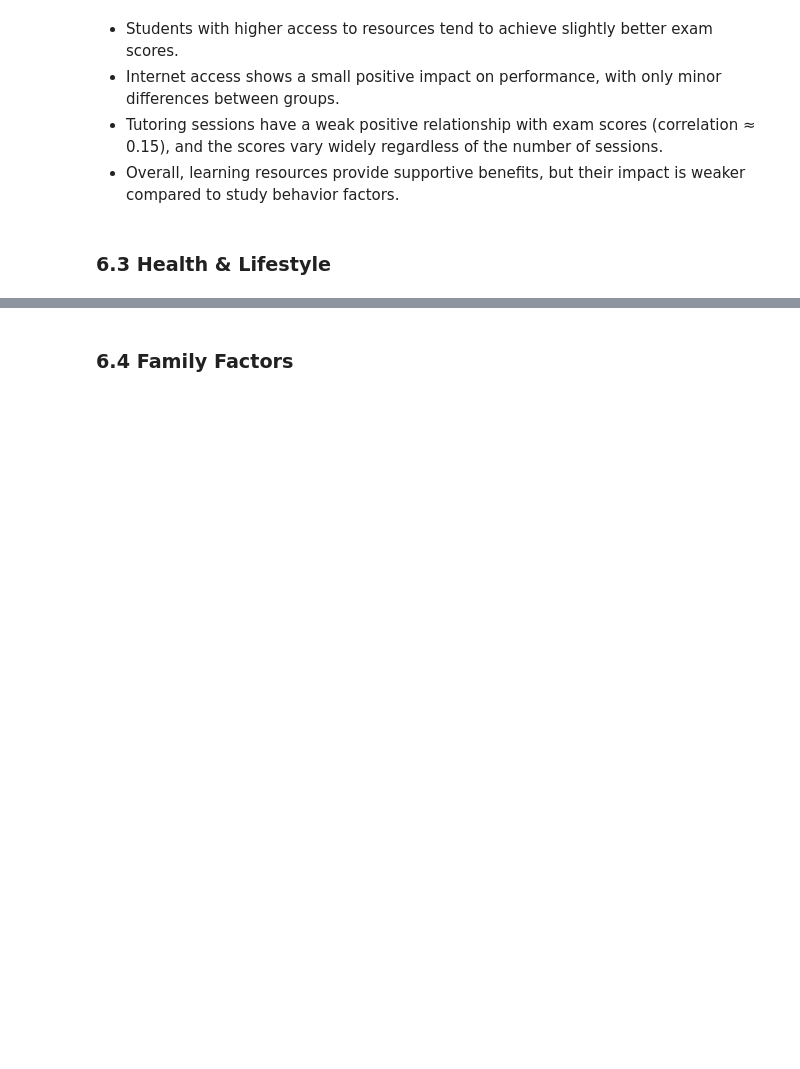
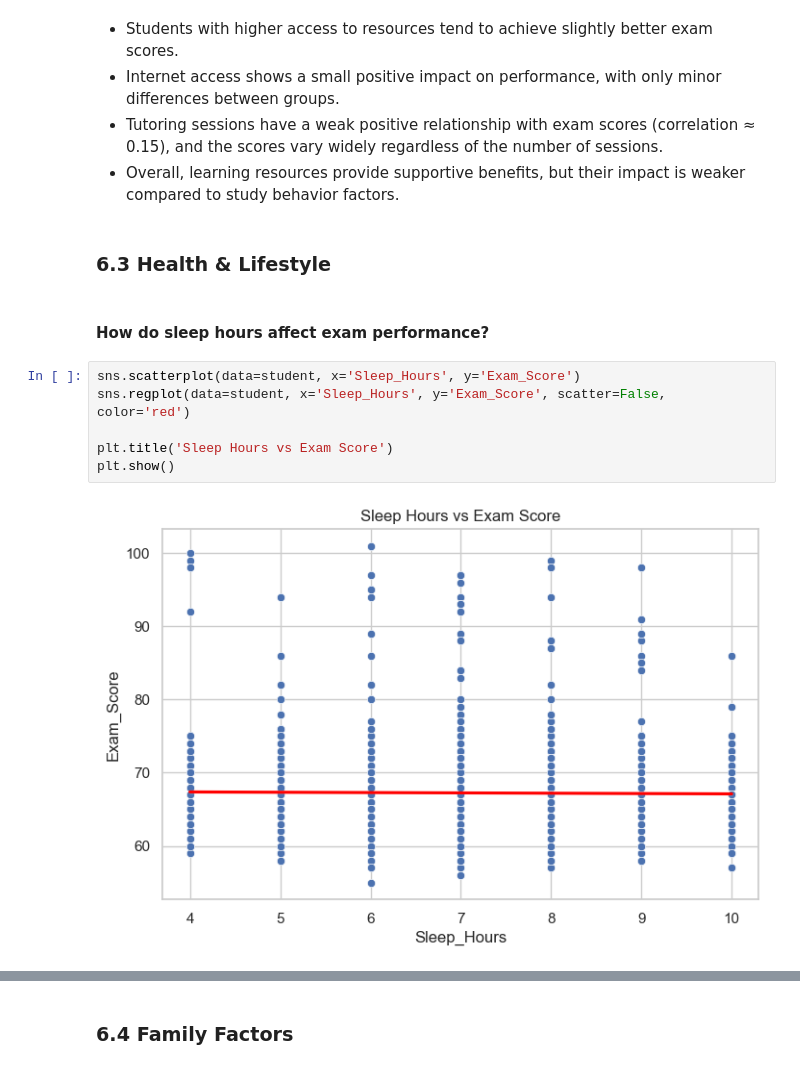
Before and after one commit to Nujud123/A-AI-Bootcamp, a Jupyter notebook: student/course2/p2_student_exam.ipynb, the cells around one changed output, grey strips where cells are left out. Cells and saved outputs as stored; diff of their text form; blank space fills up the shorter version.

```diff
--- a/student/course2/p2_student_exam.ipynb
+++ b/student/course2/p2_student_exam.ipynb
@@ -312,3 +312,13 @@ student[['Tutoring_Sessions', 'Exam_Score']].corr()
 - Overall, learning resources provide supportive benefits, but their impact is weaker compared to study behavior factors.
 # %% [markdown]
 ### 6.3 Health & Lifestyle
+# %% [markdown]
+#### How do sleep hours affect exam performance?
+# %%
+sns.scatterplot(data=student, x='Sleep_Hours', y='Exam_Score')
+sns.regplot(data=student, x='Sleep_Hours', y='Exam_Score', scatter=False, color='red')
+
+plt.title('Sleep Hours vs Exam Score')
+plt.show()
+# %% [output]
+[figure, added]
```
Also changed, not shown: parts of 5 cells of this notebook.
